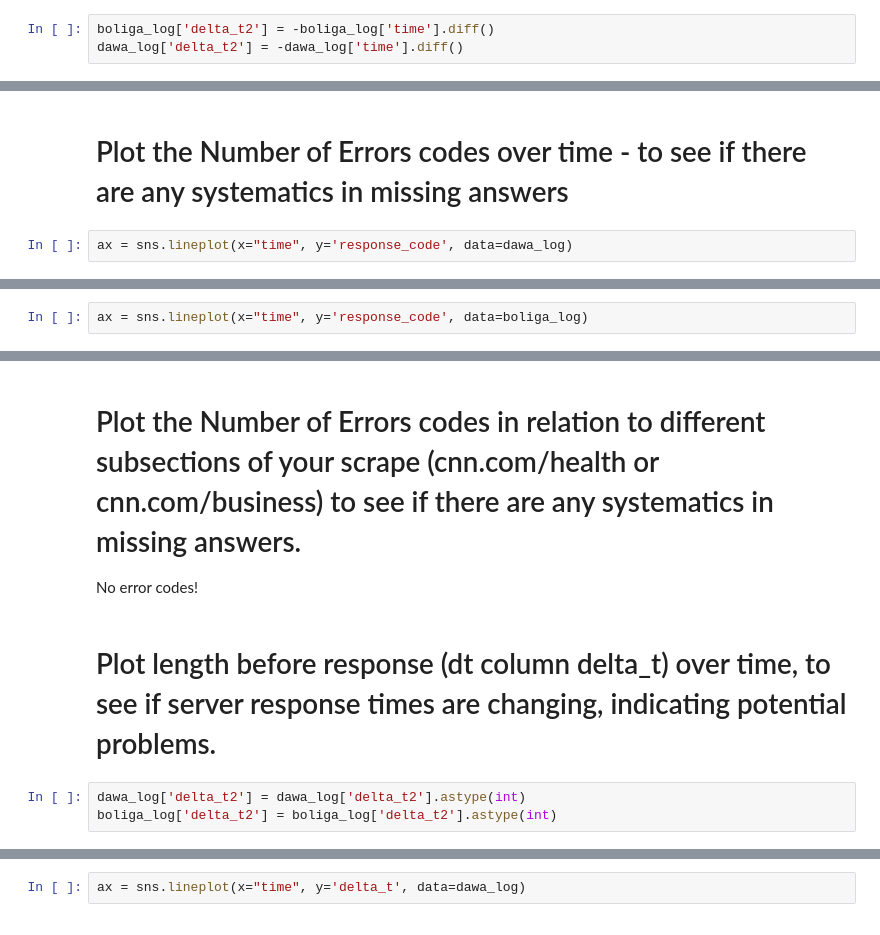
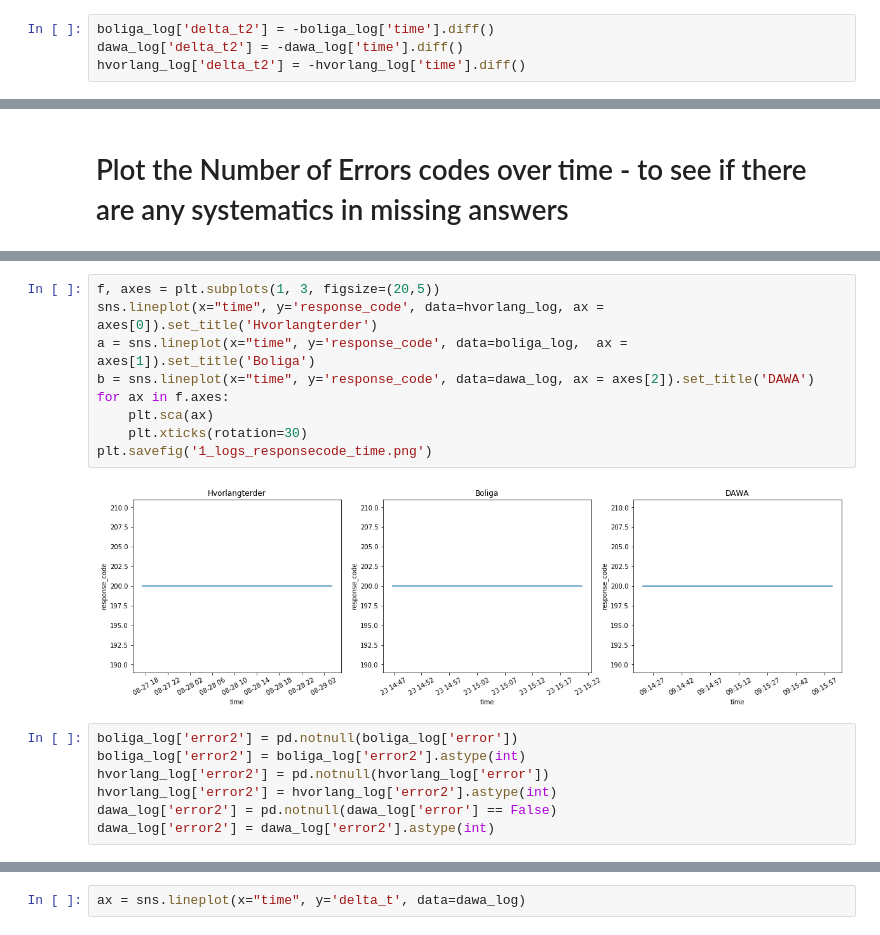
Before and after one commit to EsbenBL/Group-40---Exam, a Jupyter notebook: Analysis of Logs.ipynb, the cells around one changed output, grey strips where cells are left out. Drawn from its saved outputs; the diff is of its cells as text.

```diff
--- a/Analysis of Logs.ipynb
+++ b/Analysis of Logs.ipynb
@@ -31,3 +43,4 @@ pd.options.display.max_info_rows = 500
 # %%
 boliga_log['delta_t2'] = -boliga_log['time'].diff()
 dawa_log['delta_t2'] = -dawa_log['time'].diff()
+hvorlang_log['delta_t2'] = -hvorlang_log['time'].diff()
@@ -57,5 +49,3 @@ dawa_log['delta_t'] = dawa_log['delta_t'].astype(float)
 #boliga_log['delta_t'] = boliga_log['delta_t'].astype(float)
 # %% [markdown]
 # Plot the Number of Errors codes over time - to see if there are any systematics in missing answers
-# %%
-ax = sns.lineplot(x="time", y='response_code', data=dawa_log)
@@ -68,2 +51,0 @@ To register the converters:
-# %%
-ax = sns.lineplot(x="time", y='response_code', data=boliga_log)
@@ -72,9 +52,18 @@ ax = sns.lineplot(x="time", y='response_code', data=boliga_log)
-# %% [markdown]
-# Plot the Number of Errors codes in relation to different subsections of your scrape (cnn.com/health or cnn.com/business) to see if there are any systematics in missing answers.
-
-No error codes!
-# %% [markdown]
-# Plot length before response (dt column delta_t) over time, to see if server response times are changing, indicating potential problems.
-# %%
-dawa_log['delta_t2'] = dawa_log['delta_t2'].astype(int)
-boliga_log['delta_t2'] = boliga_log['delta_t2'].astype(int)
+# %%
+f, axes = plt.subplots(1, 3, figsize=(20,5))
+sns.lineplot(x="time", y='response_code', data=hvorlang_log, ax = axes[0]).set_title('Hvorlangterder')
+a = sns.lineplot(x="time", y='response_code', data=boliga_log,  ax = axes[1]).set_title('Boliga')
+b = sns.lineplot(x="time", y='response_code', data=dawa_log, ax = axes[2]).set_title('DAWA')
+for ax in f.axes:
+    plt.sca(ax)
+    plt.xticks(rotation=30)
+plt.savefig('1_logs_responsecode_time.png')
+# %% [output]
+[figure, added]
+# %%
+boliga_log['error2'] = pd.notnull(boliga_log['error'])
+boliga_log['error2'] = boliga_log['error2'].astype(int)
+hvorlang_log['error2'] = pd.notnull(hvorlang_log['error'])
+hvorlang_log['error2'] = hvorlang_log['error2'].astype(int)
+dawa_log['error2'] = pd.notnull(dawa_log['error'] == False)
+dawa_log['error2'] = dawa_log['error2'].astype(int)
```
Also changed, not shown: parts of 29 cells of this notebook, 9 other files.
